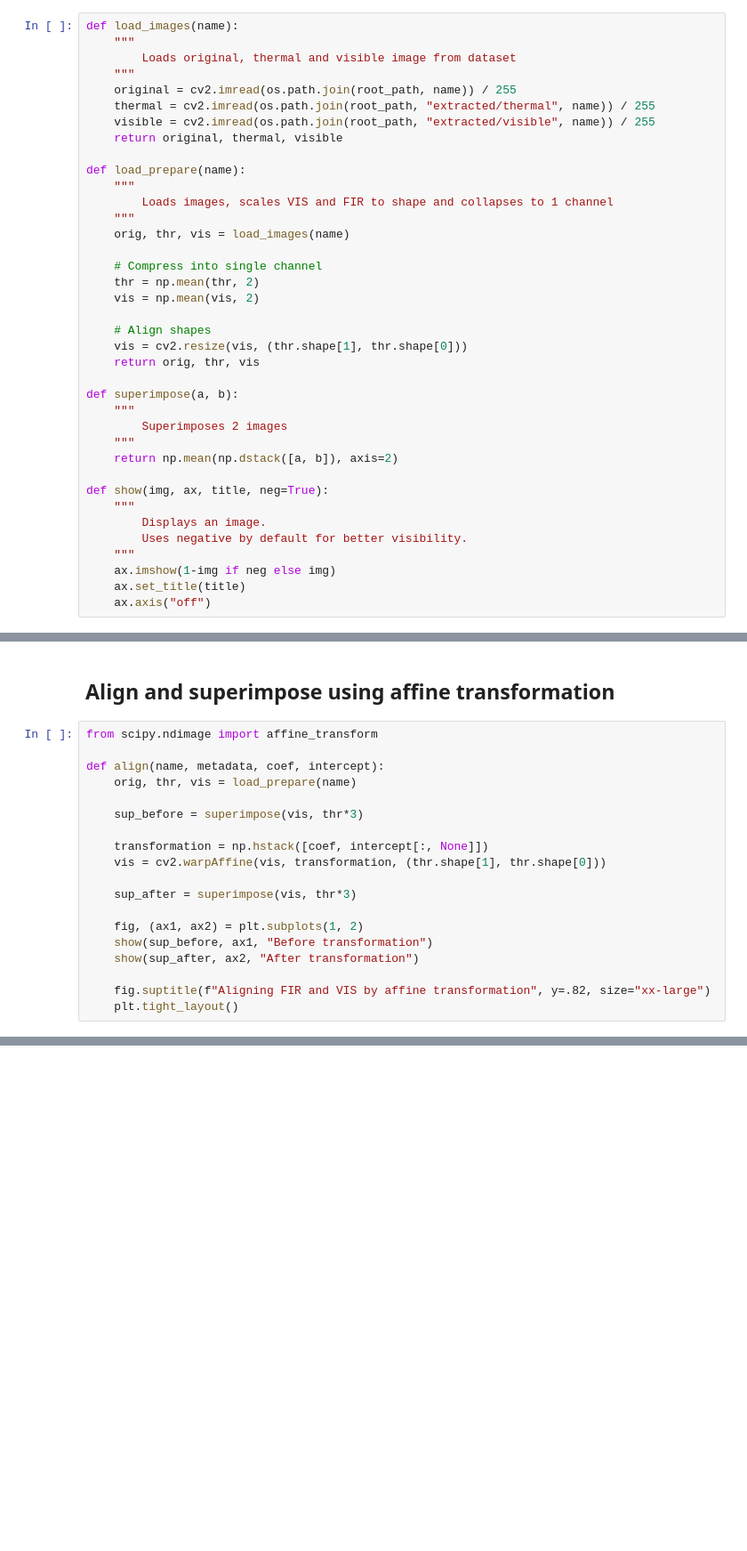
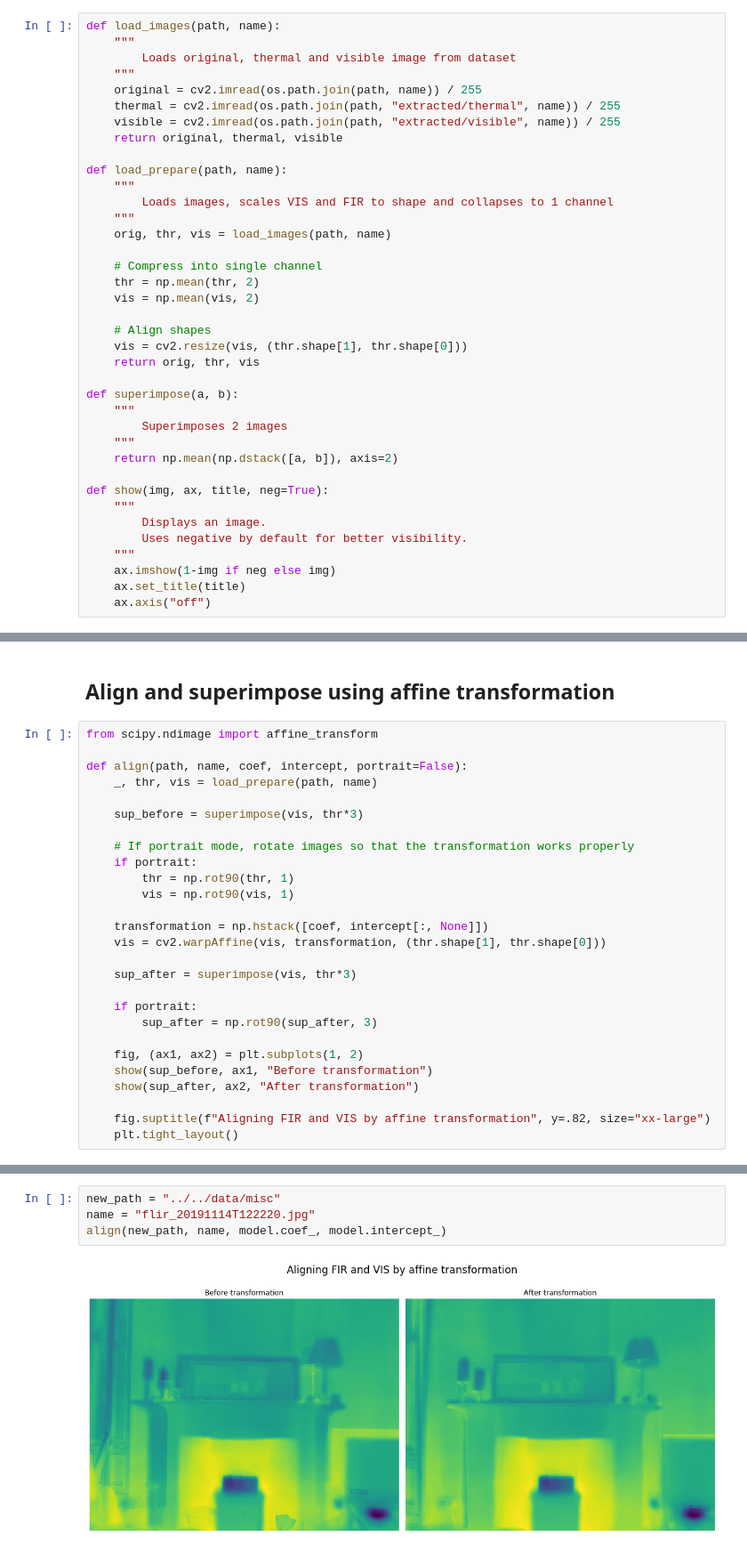
Before and after one commit to Lindronics/honours_project, a Jupyter notebook: notebooks/flir_one/flir_one_calibration.ipynb, the cells around one changed output, grey strips where cells are left out. Shown at 89% size. Cells and saved outputs as stored; diff of their text form; blank space fills up the shorter version.

Commit message:
Validated calibration on other images

```diff
--- a/notebooks/flir_one/flir_one_calibration.ipynb
+++ b/notebooks/flir_one/flir_one_calibration.ipynb
@@ -14,20 +16,20 @@ from pprint import pprint
 # %% [markdown]
 ## Utilities
 # %%
-def load_images(name):
+def load_images(path, name):
     """
         Loads original, thermal and visible image from dataset
     """
-    original = cv2.imread(os.path.join(root_path, name)) / 255
-    thermal = cv2.imread(os.path.join(root_path, "extracted/thermal", name)) / 255
-    visible = cv2.imread(os.path.join(root_path, "extracted/visible", name)) / 255
+    original = cv2.imread(os.path.join(path, name)) / 255
+    thermal = cv2.imread(os.path.join(path, "extracted/thermal", name)) / 255
+    visible = cv2.imread(os.path.join(path, "extracted/visible", name)) / 255
     return original, thermal, visible
 
-def load_prepare(name):
+def load_prepare(path, name):
     """
         Loads images, scales VIS and FIR to shape and collapses to 1 channel
     """
-    orig, thr, vis = load_images(name)
+    orig, thr, vis = load_images(path, name)
 
     # Compress into single channel
     thr = np.mean(thr, 2)
@@ -222,15 +224,23 @@ show_transform("flir_20191112T174218.jpg", metadata, model.coef_, model.intercep
 # %%
 from scipy.ndimage import affine_transform
 
-def align(name, metadata, coef, intercept):
-    orig, thr, vis = load_prepare(name)
+def align(path, name, coef, intercept, portrait=False):
+    _, thr, vis = load_prepare(path, name)
 
     sup_before = superimpose(vis, thr*3)
+
+    # If portrait mode, rotate images so that the transformation works properly
+    if portrait:
+        thr = np.rot90(thr, 1)
+        vis = np.rot90(vis, 1)
 
     transformation = np.hstack([coef, intercept[:, None]])
     vis = cv2.warpAffine(vis, transformation, (thr.shape[1], thr.shape[0]))
 
     sup_after = superimpose(vis, thr*3)
+
+    if portrait:
+        sup_after = np.rot90(sup_after, 3)
 
     fig, (ax1, ax2) = plt.subplots(1, 2)
     show(sup_before, ax1, "Before transformation")
@@ -244,0 +259,6 @@ align("flir_20191112T174218.jpg", metadata, model.coef_, model.intercept_)
+# %%
+new_path = "../../data/misc"
+name = "flir_20191114T122220.jpg"
+align(new_path, name, model.coef_, model.intercept_)
+# %% [output]
+[figure, added]
```
Also changed, not shown: parts of 13 cells of this notebook, 1 other file.
